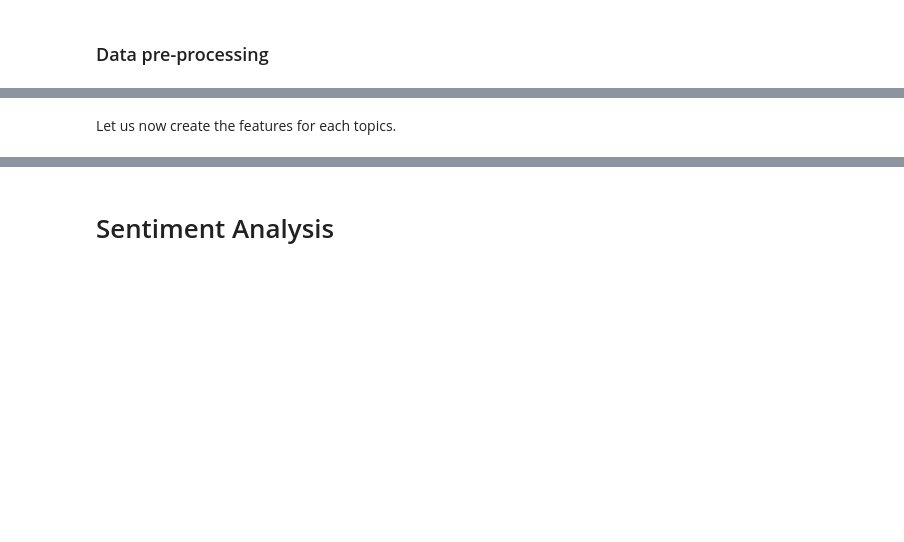
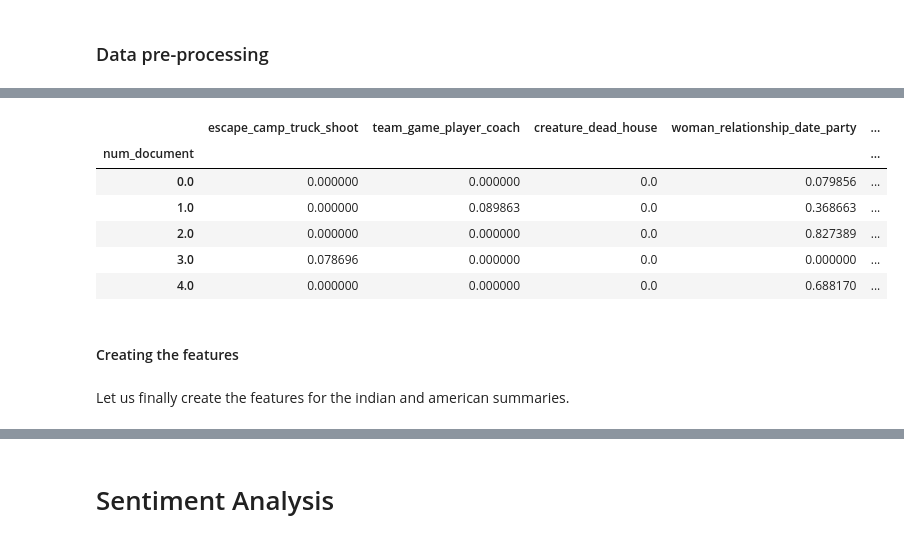
Before and after one commit to epfl-ada/ada-2022-project-badaboom, a Jupyter notebook: P2.ipynb, the cells around one changed output, grey strips where cells are left out. Drawn from its saved outputs; the diff is of its cells as text; code cells hidden in the pictures; blank space fills up the shorter version.

```diff
--- a/P2.ipynb
+++ b/P2.ipynb
@@ -1098,2 +1170,13 @@ sent_topics_sorteddf
 # %%
-df_topics.columns = ['camp_truck_shoot', 'team_game_player_coach', 'creature_dead_house', 'woman_relationship_date_party', 'earth_planet_monster_space_robot', 'money_cabin_record_fight', 'police_murder_prison_crime_evidence', 'school_student_teacher_brother', 'family_child_plan_father_escape_sell', 'mother_alien_band_night_father_die', 'wikipedia_movie_id', 'summaries']
+# Label each topics accordingly
+df_topics.columns = ['escape_camp_truck_shoot', 'team_game_player_coach', 'creature_dead_house', 'woman_relationship_date_party', 'earth_planet_monster_space_robot', 'money_fight', 'police_murder_prison_crime_evidence', 'school_student_teacher_family', 'family_child_plan_escape', 'mother_father_alien_night_die', 'wikipedia_movie_id', 'summaries']
+
+df_topics.head()
+# %% [output]
+|  | escape_camp_truck_shoot | team_game_player_coach | creature_dead_house | woman_relationship_date_party | ... |
+| num_document |  |  |  |  | ... |
+| 0.0 | 0.000000 | 0.000000 | 0.0 | 0.079856 | ... |
+| 1.0 | 0.000000 | 0.089863 | 0.0 | 0.368663 | ... |
+| 2.0 | 0.000000 | 0.000000 | 0.0 | 0.827389 | ... |
+| 3.0 | 0.078696 | 0.000000 | 0.0 | 0.000000 | ... |
+| 4.0 | 0.000000 | 0.000000 | 0.0 | 0.688170 | ... |
@@ -1102,5 +1183,7 @@ df_topics.head()
+# %% [markdown]
+#### Creating the features
 # %% [markdown]
-Let us now create the features for each topics.
+Let us finally create the features for the indian and american summaries.
 # %%
 topic_features_indian = df_topics.copy()
 
```
Also changed, not shown: parts of 42 cells of this notebook.
